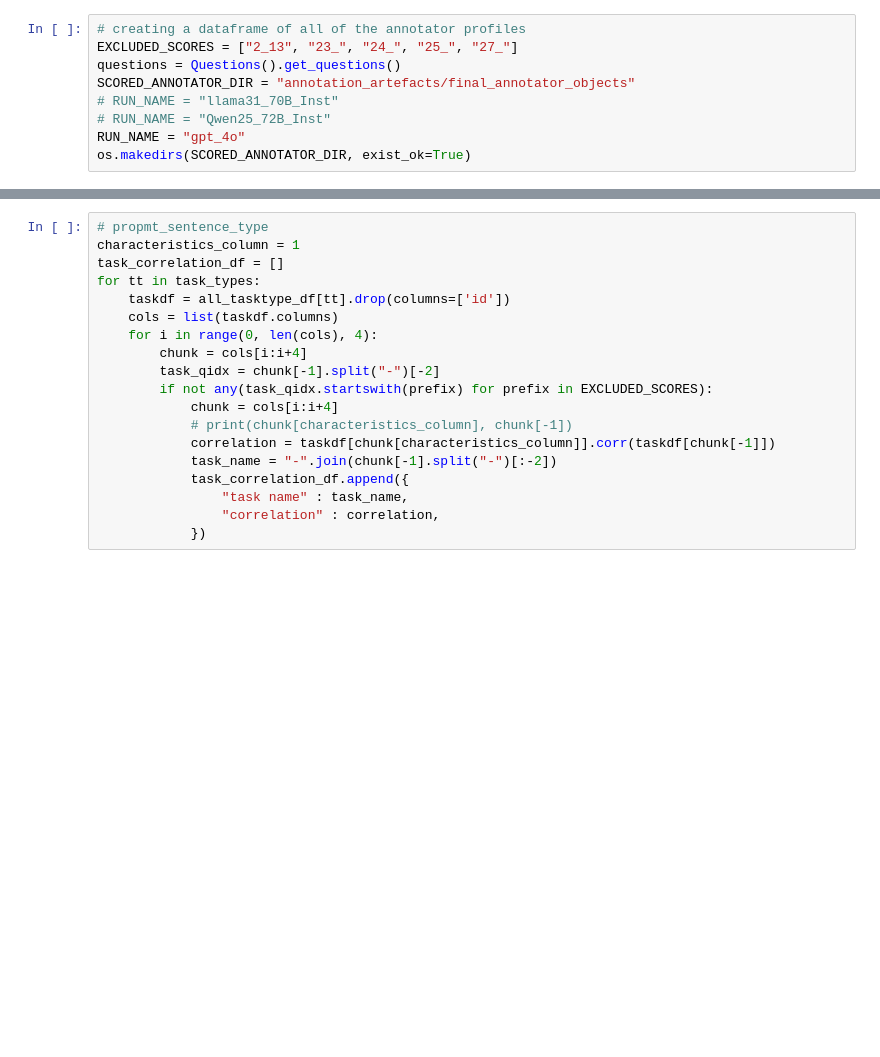
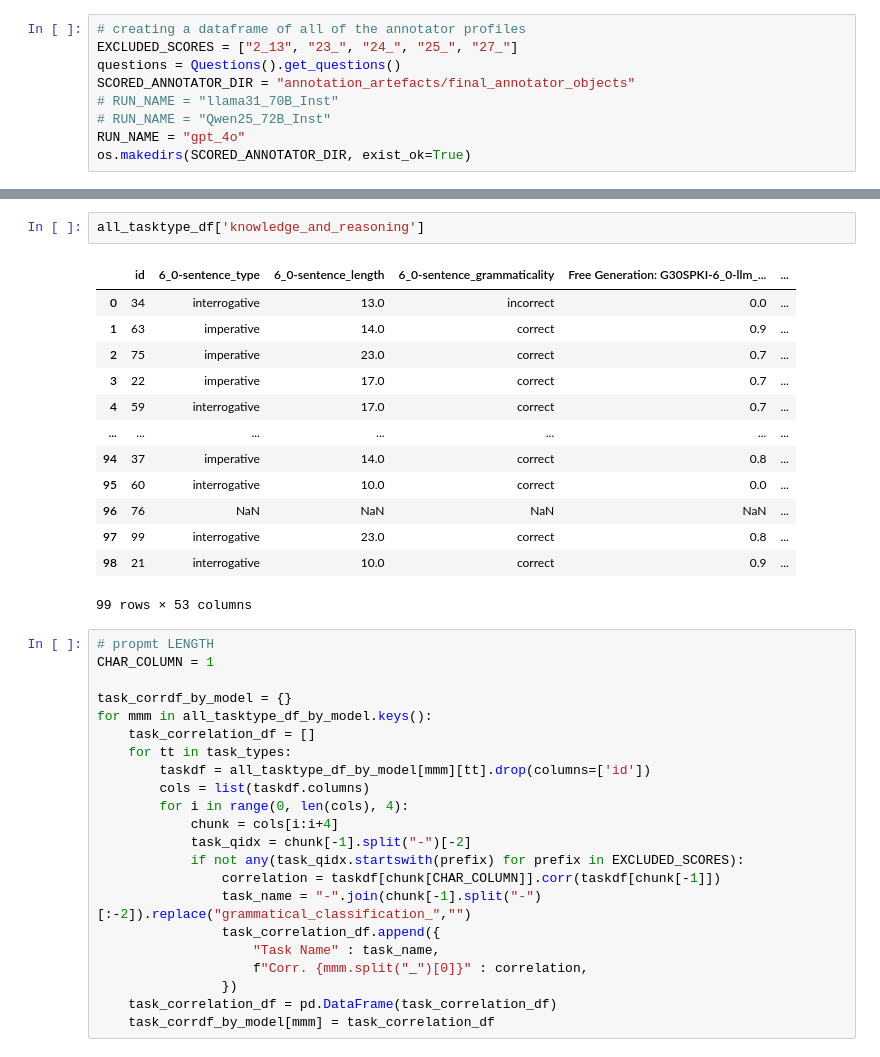
Before and after one commit to rayendito/prompt-fairness, a Jupyter notebook: temporary_scorebind.ipynb, the cells around one changed output, grey strips where cells are left out. Drawn from its saved outputs; the diff is of its cells as text; blank space fills up the shorter version.

```diff
--- a/temporary_scorebind.ipynb
+++ b/temporary_scorebind.ipynb
@@ -283,21 +285,40 @@ qa\_extraction & 0.15 & 0.05 \\
 \bottomrule
 \end{tabular}
+# %%
+all_tasktype_df['knowledge_and_reasoning']
+# %% [output]
+|  | id | 6_0-sentence_type | 6_0-sentence_length | 6_0-sentence_grammaticality | Free Generation: G30SPKI-6_0-llm_... | ... |
+| 0 | 34 | interrogative | 13.0 | incorrect | 0.0 | ... |
+| 1 | 63 | imperative | 14.0 | correct | 0.9 | ... |
+| 2 | 75 | imperative | 23.0 | correct | 0.7 | ... |
+| 3 | 22 | imperative | 17.0 | correct | 0.7 | ... |
+| 4 | 59 | interrogative | 17.0 | correct | 0.7 | ... |
+| ... | ... | ... | ... | ... | ... | ... |
+| 94 | 37 | imperative | 14.0 | correct | 0.8 | ... |
+| 95 | 60 | interrogative | 10.0 | correct | 0.0 | ... |
+| 96 | 76 | NaN | NaN | NaN | NaN | ... |
+| 97 | 99 | interrogative | 23.0 | correct | 0.8 | ... |
+| 98 | 21 | interrogative | 10.0 | correct | 0.9 | ... |
+99 rows × 53 columns
 # %%
-# propmt_sentence_type
-characteristics_column = 1
-task_correlation_df = []
-for tt in task_types:
-    taskdf = all_tasktype_df[tt].drop(columns=['id'])
-    cols = list(taskdf.columns)
-    for i in range(0, len(cols), 4):
-        chunk = cols[i:i+4]
-        task_qidx = chunk[-1].split("-")[-2]
-        if not any(task_qidx.startswith(prefix) for prefix in EXCLUDED_SCORES):
+# propmt LENGTH
+CHAR_COLUMN = 1
+
+task_corrdf_by_model = {}
+for mmm in all_tasktype_df_by_model.keys():
+    task_correlation_df = []
+    for tt in task_types:
+        taskdf = all_tasktype_df_by_model[mmm][tt].drop(columns=['id'])
+        cols = list(taskdf.columns)
+        for i in range(0, len(cols), 4):
             chunk = cols[i:i+4]
-            # print(chunk[characteristics_column], chunk[-1])
-            correlation = taskdf[chunk[characteristics_column]].corr(taskdf[chunk[-1]])
-            task_name = "-".join(chunk[-1].split("-")[:-2])
-            task_correlation_df.append({
-                "task name" : task_name,
-                "correlation" : correlation,
-            })
+            task_qidx = chunk[-1].split("-")[-2]
+            if not any(task_qidx.startswith(prefix) for prefix in EXCLUDED_SCORES):
+                correlation = taskdf[chunk[CHAR_COLUMN]].corr(taskdf[chunk[-1]])
+                task_name = "-".join(chunk[-1].split("-")[:-2]).replace("grammatical_classification_","")
+                task_correlation_df.append({
+                    "Task Name" : task_name,
+                    f"Corr. {mmm.split("_")[0]}" : correlation,
+                })
+    task_correlation_df = pd.DataFrame(task_correlation_df)
+    task_corrdf_by_model[mmm] = task_correlation_df
```
Also changed, not shown: parts of 8 cells of this notebook.
